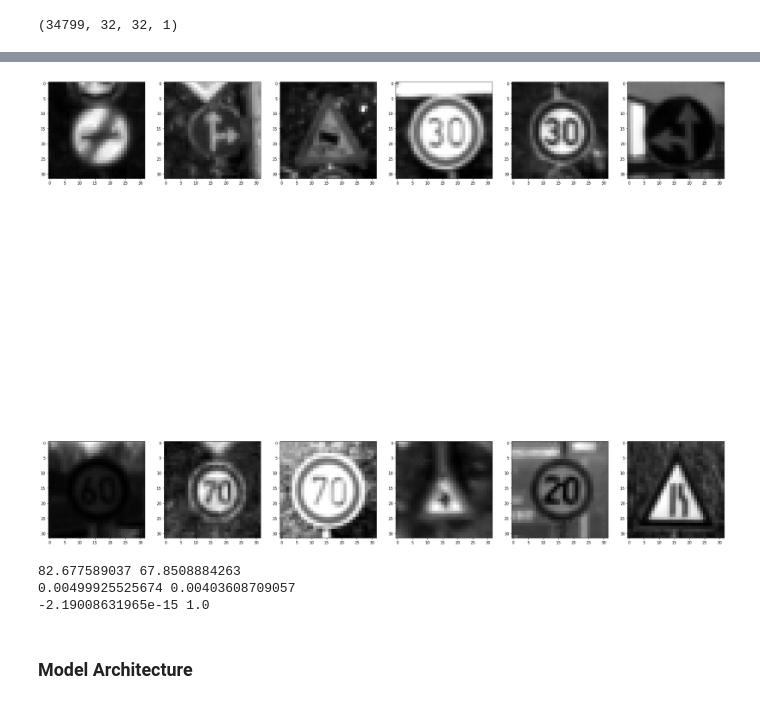
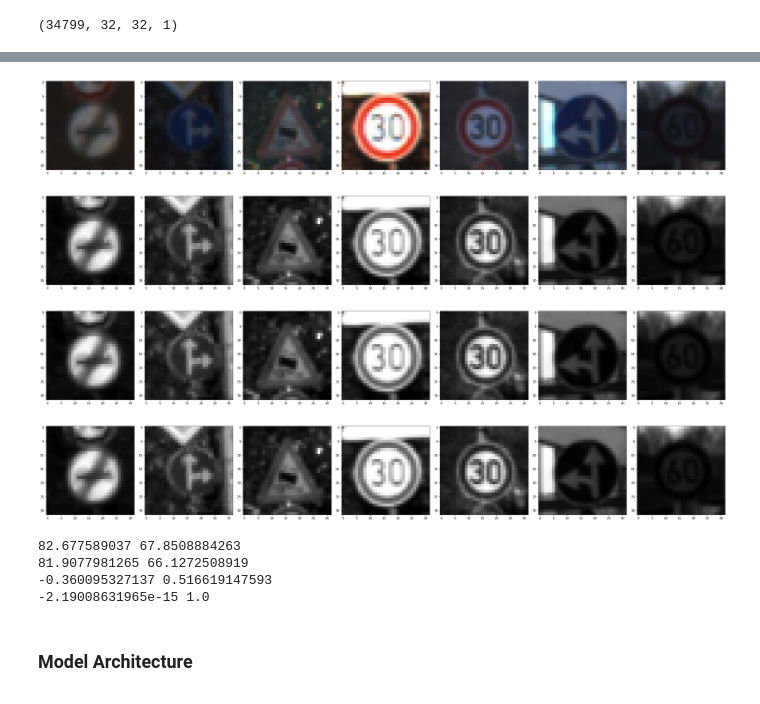
Before and after one commit to ferdy182/CarND-Traffic-Sign-Classifier-P2, a Jupyter notebook: Traffic_Sign_Classifier.ipynb, the cells around one changed output, grey strips where cells are left out. Cells and saved outputs as stored; diff of their text form; code cells hidden in the pictures.

```diff
--- a/Traffic_Sign_Classifier.ipynb
+++ b/Traffic_Sign_Classifier.ipynb
@@ -145,13 +145,20 @@ def convertToGrayscale(data):
     return np.dot(data[:,:,:,],grayscale_convertor)
 
 def normalize(data):
-    return (data / 128) / 128
+    return (data[:] - 128) / 128
 
 def zscore(data):
     return (data - np.mean(data))/np.std(data)
 
-EPOCHS = 10
-BATCH_SIZE = 256
+def show(data):
+    fig = plt.figure(figsize=(32,32), tight_layout={'h_pad':7})
+    for i in range(7):
+        img = data[1000*i].squeeze()
+        # fig.add_subplot(1,7,i+1)
+        ax = fig.add_subplot(1,7,i+1)
+        ax.imshow(img, cmap='gray')
+
+    plt.show()
 # %%
 X_train_gray = convertToGrayscale(X_train)
 X_test_gray = convertToGrayscale(X_test)
@@ -186,21 +178,22 @@ fig.show()
-# %%
-X_train_zscore = zscore(X_train_gray)
-fig, axes = plt.subplots(2,6,figsize=(32,32))
-for i in range(12):
-    img = X_train_zscore[1000*i].squeeze()
-    # fig.add_subplot(1,7,i+1)
-    axes[int(i/6),i%6].imshow(img, cmap='gray')
-
-fig.show()
-# %% [output]
-[figure, removed]
+# %%
+show(X_train)
+show(X_train_gray)
+show(X_train_normalized)
+show(X_train_zscore)
+# %% [output]
+[figure, added]
+[figure, added]
+[figure, added]
+[figure, added]
 # %%
 print(np.mean(X_train), np.std(X_train))
+print(np.mean(X_train_gray), np.std(X_train_gray))
 print(np.mean(X_train_normalized), np.std(X_train_normalized))
 print(np.mean(X_train_zscore), np.std(X_train_zscore))
 # %% [output]
 82.677589037 67.8508884263
-0.00499925525674 0.00403608709057
+81.9077981265 66.1272508919
+-0.360095327137 0.516619147593
 -2.19008631965e-15 1.0
 # %% [markdown]
 ### Model Architecture
```
Also changed, not shown: parts of 5 cells of this notebook.
